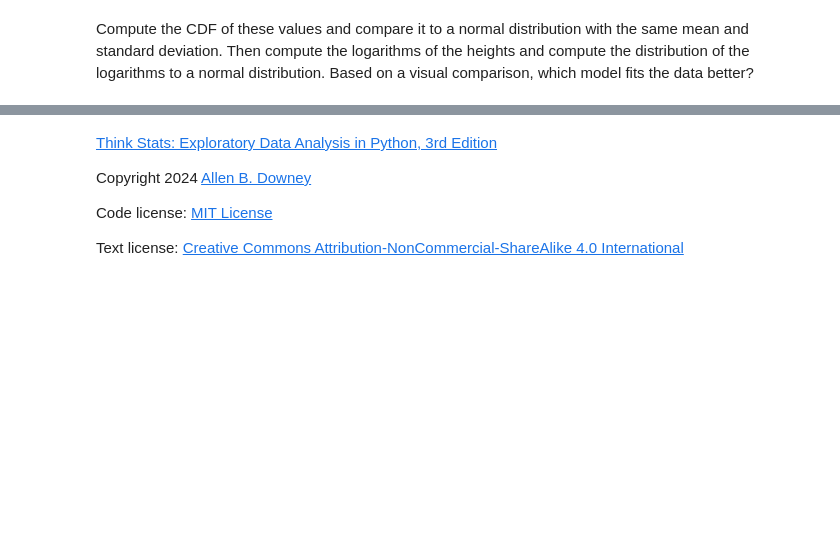
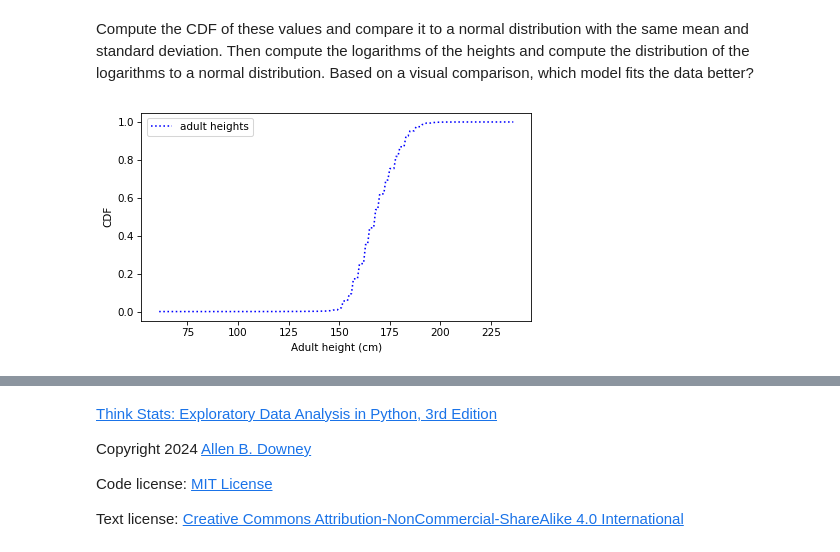
Before and after one commit to JoaoJimenez/Think_stats, a Jupyter notebook: nb/chap05.ipynb, the cells around one changed output, grey strips where cells are left out. Saved outputs shown, nothing was run; the diff lists cells and outputs as text; code cells hidden in the pictures; blank space fills up the shorter version.

```diff
--- a/nb/chap05.ipynb
+++ b/nb/chap05.ipynb
@@ -863,7 +874,10 @@ Compute the CDF of these values and compare it to a normal distribution with the
 Then compute the logarithms of the heights and compute the distribution of the logarithms to a normal distribution.
 Based on a visual comparison, which model fits the data better?
 # %%
-# Solution goes here
+adult__heights_cdf = Cdf.from_seq(adult_heights, name = "adult heights")
 # %%
-# Solution goes here
+adult__heights_cdf.plot(ls = ":", color = "blue")
+decorate(xlabel="Adult height (cm)", ylabel="CDF")
+# %% [output]
+[figure, added]
 # %%
```
Also changed, not shown: parts of 10 cells of this notebook.
